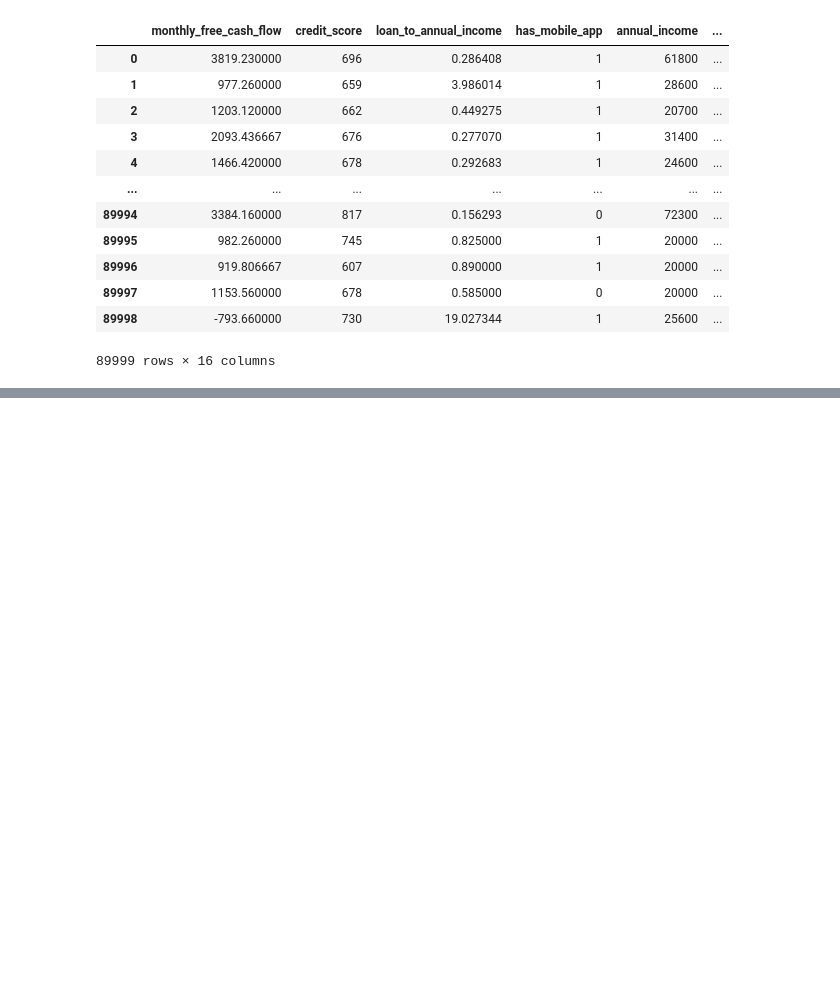
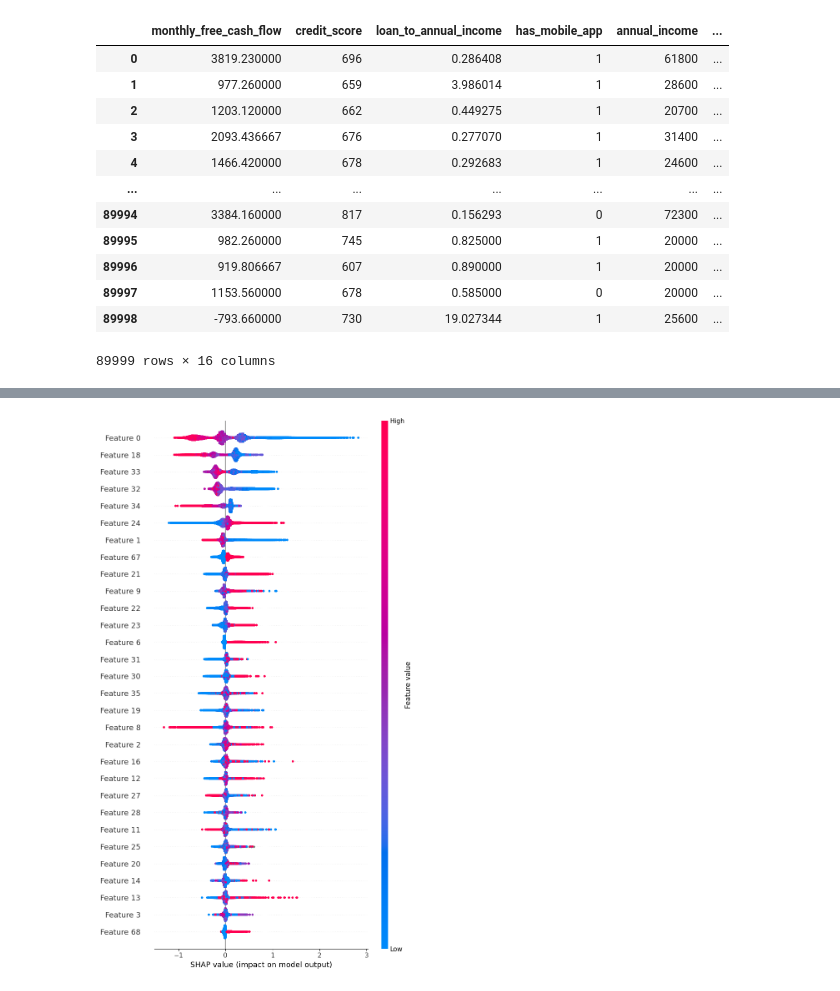
Before and after one commit to khazratoff/cbu-coding-challenge, a Jupyter notebook: notebooks/EDA.ipynb, the cells around one changed output, grey strips where cells are left out. Saved outputs shown, nothing was run; the diff lists cells and outputs as text; code cells hidden in the pictures; blank space fills up the shorter version.

```diff
--- a/notebooks/EDA.ipynb
+++ b/notebooks/EDA.ipynb
@@ -137,0 +358,23 @@ df[high_mi_features]
+# %%
+model = LGBMClassifier(
+    n_estimators=800,
+    learning_rate=0.03,
+    max_depth=-1,
+    subsample=0.8,
+    colsample_bytree=0.8,
+    random_state=42
+)
+
+pipeline = Pipeline(steps=[
+    ("preprocess", preprocess),
+    ("model", model)
+])
+# %%
+X_train, X_test, y_train, y_test = train_test_split(
+    X, y, test_size=0.2, random_state=42, stratify=y
+)
+# %%
+pipeline.fit(X_train, y_train)
+preds = pipeline.predict_proba(X_test)[:, 1]
+
+print("Baseline AUC:", roc_auc_score(y_test, preds))
@@ -137,0 +391,13 @@ df[high_mi_features]
+# %%
+# Extract trained LightGBM booster
+trained_model = pipeline.named_steps["model"]
+
+# Prepare data after preprocessing
+X_train_transformed = pipeline.named_steps["preprocess"].transform(X_train)
+
+explainer = shap.TreeExplainer(trained_model)
+shap_values = explainer.shap_values(X_train_transformed)
+# %%
+shap.summary_plot(shap_values, X_train_transformed, max_display=30)
+# %% [output]
+[figure, added]
```
Also changed, not shown: parts of 33 cells of this notebook, 5 other files.
